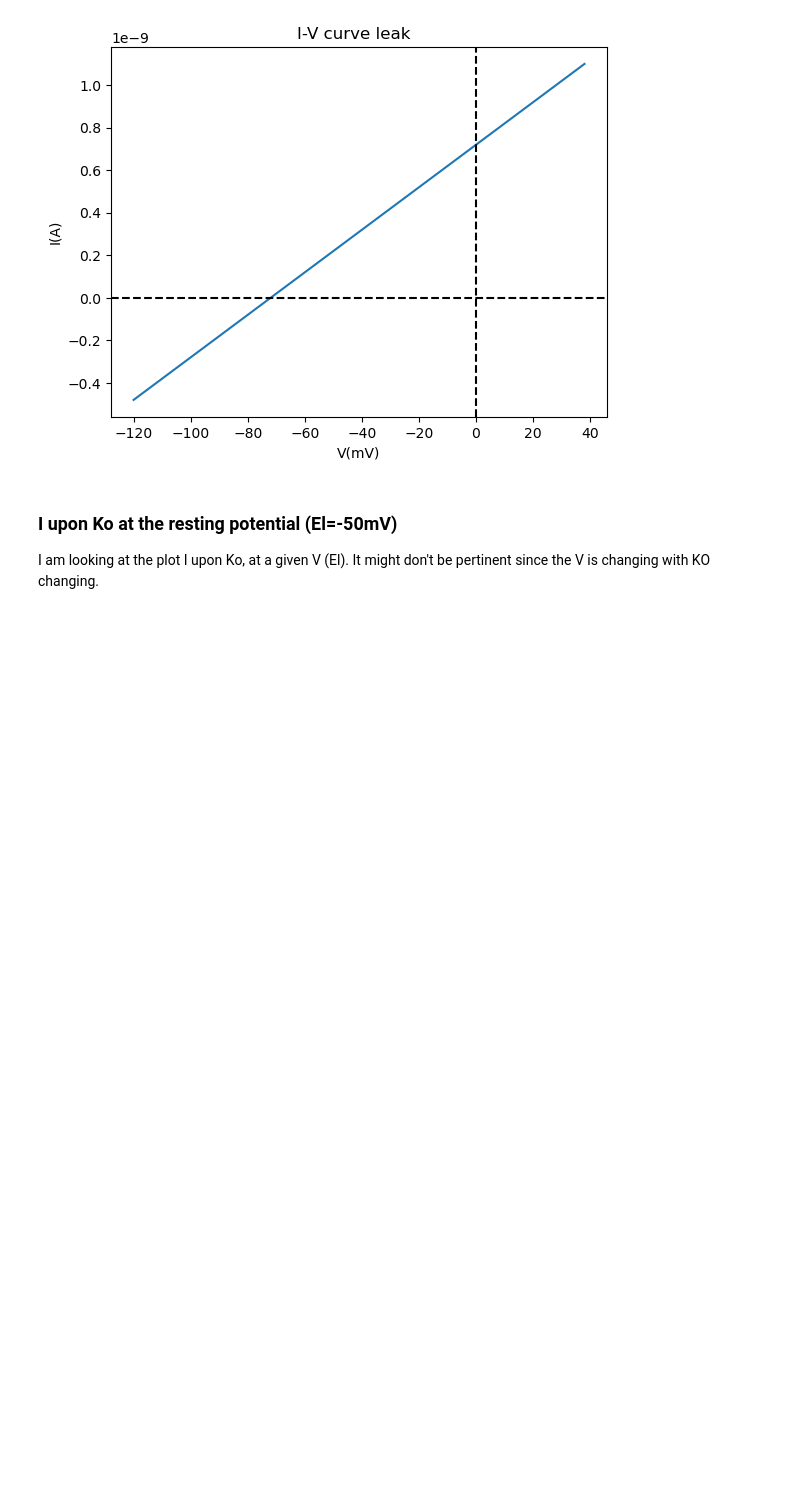
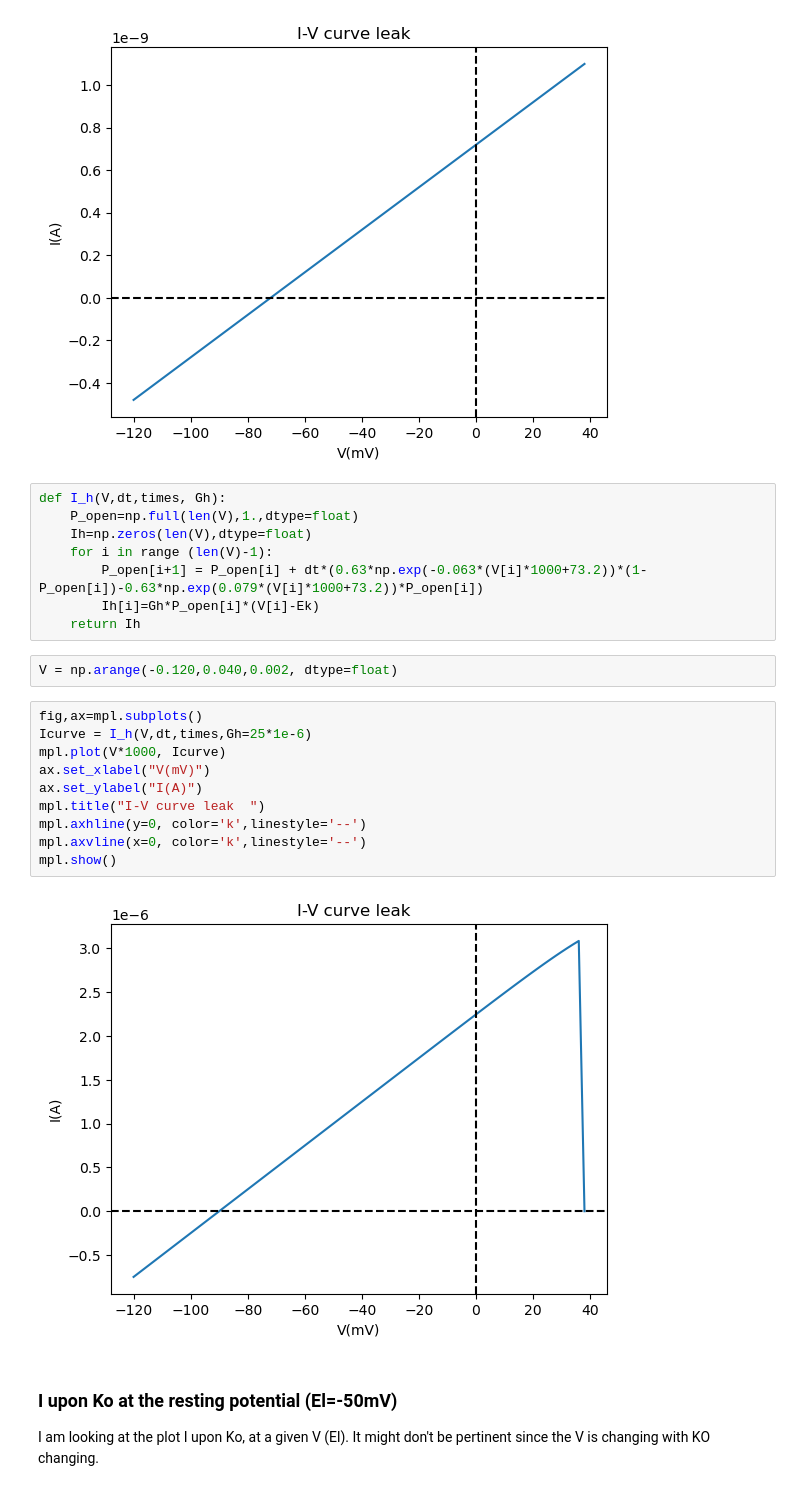
Before and after one commit to louna-schaison/TINS_Python_code, a Jupyter notebook: Notebooks/Test_preliminary.ipynb, the cells around one changed output. Cells and saved outputs as stored; diff of their text form; blank space fills up the shorter version.

```diff
--- a/Test_preliminary.ipynb
+++ b/Notebooks/Test_preliminary.ipynb
@@ -211,6 +207,28 @@ mpl.axvline(x=0, color='k',linestyle='--')
 mpl.show()
 # %% [output]
 [figure]
+# %%
+def I_h(V,dt,times, Gh):
+    P_open=np.full(len(V),1.,dtype=float)
+    Ih=np.zeros(len(V),dtype=float)
+    for i in range (len(V)-1):
+        P_open[i+1] = P_open[i] + dt*(0.63*np.exp(-0.063*(V[i]*1000+73.2))*(1-P_open[i])-0.63*np.exp(0.079*(V[i]*1000+73.2))*P_open[i])
+        Ih[i]=Gh*P_open[i]*(V[i]-Ek)
+    return Ih
+# %%
+V = np.arange(-0.120,0.040,0.002, dtype=float)
+# %%
+fig,ax=mpl.subplots()
+Icurve = I_h(V,dt,times,Gh=25*1e-6)
+mpl.plot(V*1000, Icurve)
+ax.set_xlabel("V(mV)")
+ax.set_ylabel("I(A)")
+mpl.title("I-V curve leak  ")
+mpl.axhline(y=0, color='k',linestyle='--')
+mpl.axvline(x=0, color='k',linestyle='--')
+mpl.show()
+# %% [output]
+[figure, added]
 # %% [markdown]
 ### I upon Ko at the resting potential (El=-50mV)
 I am looking at the plot I upon  Ko, at a given V (El). It might don't be pertinent since the V is changing with KO changing.
```
Also changed, not shown: parts of 16 cells of this notebook, 6 other files.
